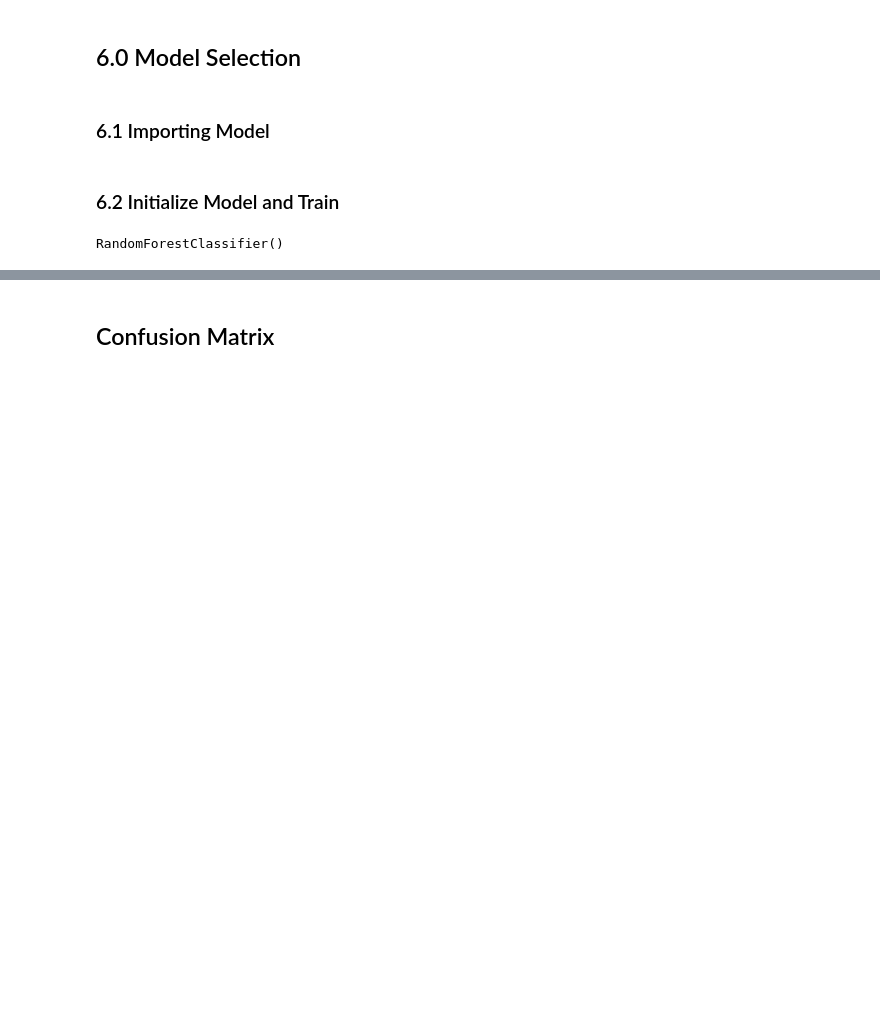
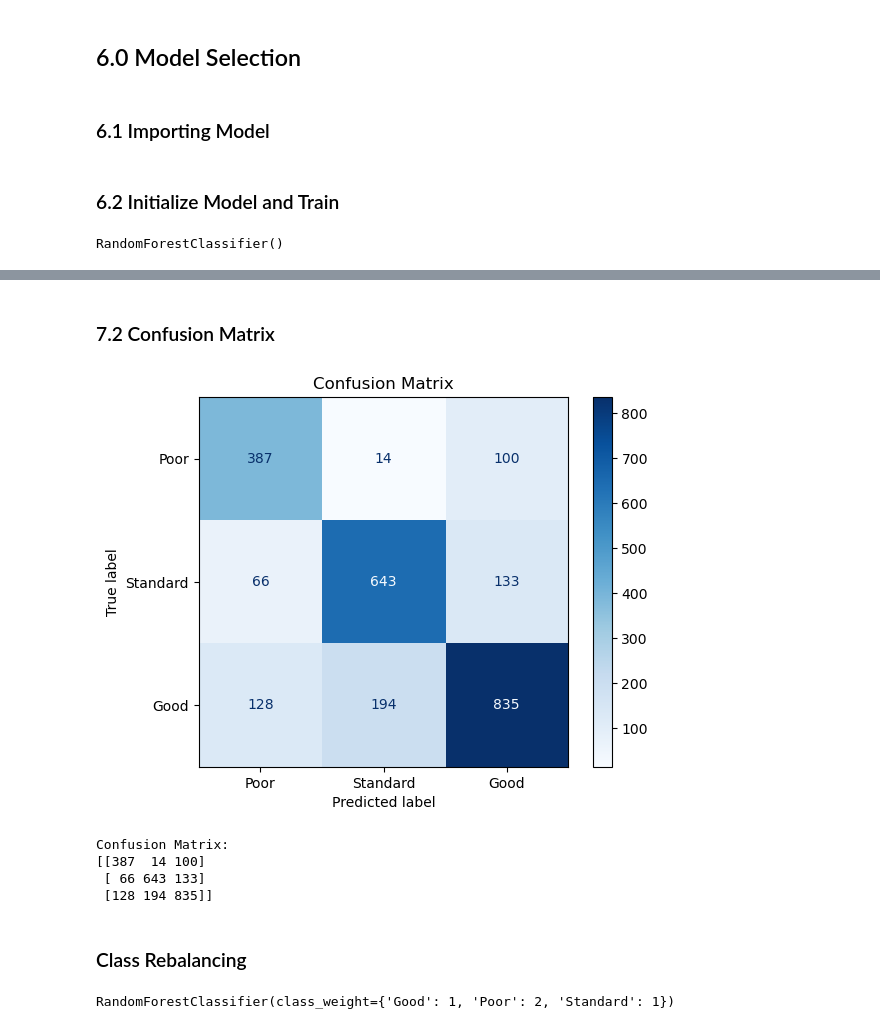
Before and after one commit to MubarakYero/NITDA-Internship, a Jupyter notebook: data_science_beginners/projects/credit_score_classification/credit_score_classification.ipynb, the cells around one changed output, grey strips where cells are left out. Cells and saved outputs as stored; diff of their text form; code cells hidden in the pictures; blank space fills up the shorter version.

```diff
--- a/data_science_beginners/projects/credit_score_classification/credit_score_classification.ipynb
+++ b/data_science_beginners/projects/credit_score_classification/credit_score_classification.ipynb
@@ -487,5 +554,26 @@ Accuracy: 0.7484
 weighted avg       0.75      0.75      0.75      2500
 # %% [markdown]
-## Confusion Matrix
+### 7.2 Confusion Matrix
 # %%
 from sklearn.metrics import confusion_matrix, ConfusionMatrixDisplay
+# %%
+cm = confusion_matrix(y_test, y_pred)
+
+# Create a ConfusionMatrixDisplay object
+disp = ConfusionMatrixDisplay(confusion_matrix=cm, display_labels=['Poor', 'Standard', 'Good'])
+
+# Plot the confusion matrix
+disp.plot(cmap=plt.cm.Blues)
+plt.title('Confusion Matrix')
+plt.show()
+# %% [output]
+[figure, added]
+# %%
+conf_matrix = confusion_matrix(y_test, y_pred)
+print("Confusion Matrix:")
+print(conf_matrix)
+# %% [output]
+Confusion Matrix:
+[[387  14 100]
+ [ 66 643 133]
+ [128 194 835]]
@@ -492 +582,8 @@ from sklearn.metrics import confusion_matrix, ConfusionMatrixDisplay
+# %% [markdown]
+### Class Rebalancing
+# %%
+credit_score_model_1 = RandomForestClassifier(class_weight={'Poor': 2, 'Standard': 1, 'Good': 1})
+credit_score_model_1.fit(X_train, y_train)
+# %% [output]
+RandomForestClassifier(class_weight={'Good': 1, 'Poor': 2, 'Standard': 1})
 # %%
```
Also changed, not shown: parts of 44 cells of this notebook, 10 other files.
